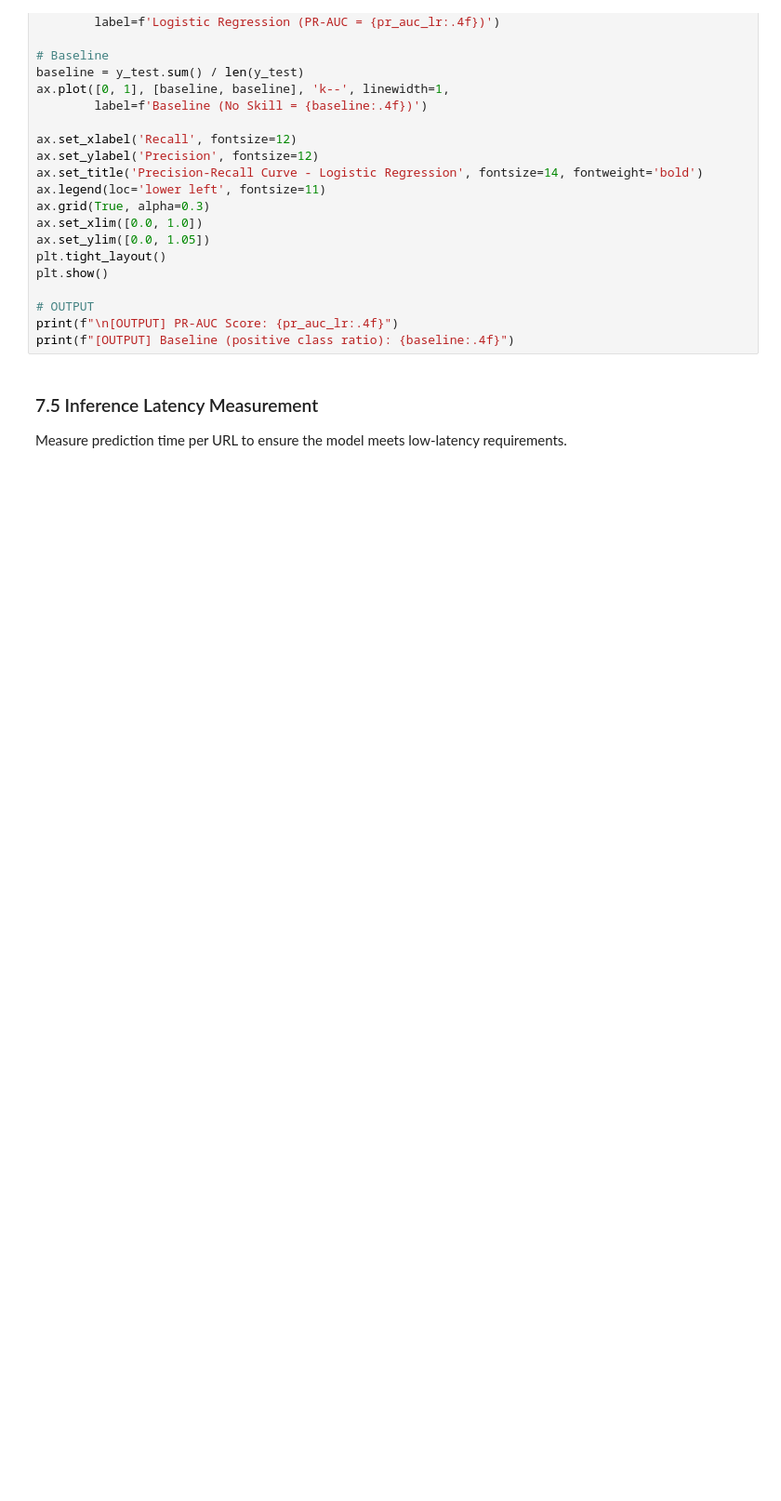
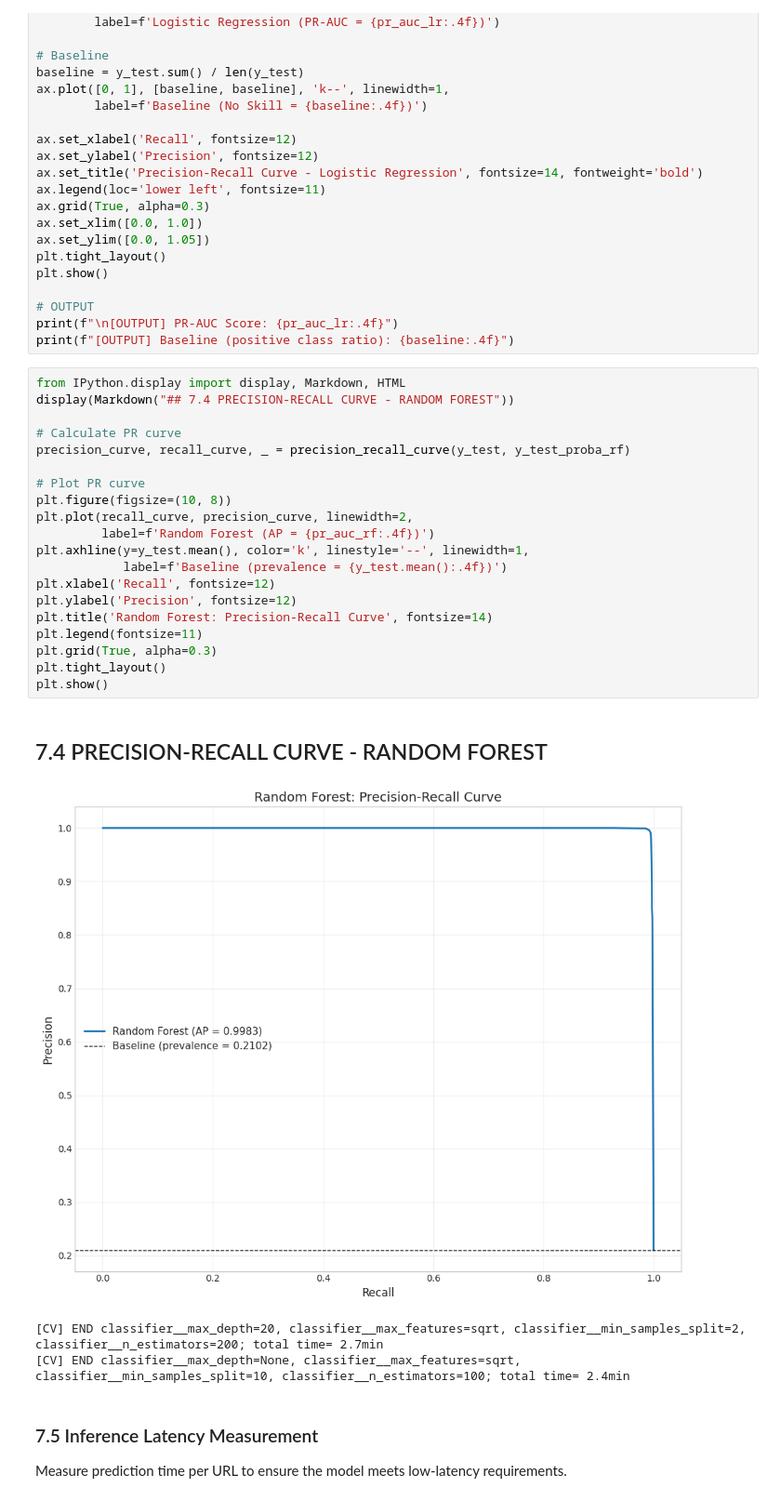
Before and after one commit to apuya/Course-Project-Malicious-URL-Detection, a Jupyter notebook: Detecting Malicious URLs with Lexical Features.ipynb, the cells around one changed output. Shown at 93% size. Saved outputs shown, nothing was run; the diff lists cells and outputs as text; blank space fills up the shorter version.

```diff
--- a/Detecting Malicious URLs with Lexical Features.ipynb
+++ b/Detecting Malicious URLs with Lexical Features.ipynb
@@ -1474,6 +1770,31 @@ plt.show()
 # OUTPUT
 print(f"\n[OUTPUT] PR-AUC Score: {pr_auc_lr:.4f}")
 print(f"[OUTPUT] Baseline (positive class ratio): {baseline:.4f}")
+# %%
+from IPython.display import display, Markdown, HTML
+display(Markdown("## 7.4 PRECISION-RECALL CURVE - RANDOM FOREST"))
+
+# Calculate PR curve
+precision_curve, recall_curve, _ = precision_recall_curve(y_test, y_test_proba_rf)
+
+# Plot PR curve
+plt.figure(figsize=(10, 8))
+plt.plot(recall_curve, precision_curve, linewidth=2,
+         label=f'Random Forest (AP = {pr_auc_rf:.4f})')
+plt.axhline(y=y_test.mean(), color='k', linestyle='--', linewidth=1,
+            label=f'Baseline (prevalence = {y_test.mean():.4f})')
+plt.xlabel('Recall', fontsize=12)
+plt.ylabel('Precision', fontsize=12)
+plt.title('Random Forest: Precision-Recall Curve', fontsize=14)
+plt.legend(fontsize=11)
+plt.grid(True, alpha=0.3)
+plt.tight_layout()
+plt.show()
+# %% [output]
+## 7.4 PRECISION-RECALL CURVE - RANDOM FOREST
+[figure, added]
+[CV] END classifier__max_depth=20, classifier__max_features=sqrt, classifier__min_samples_split=2, classifier__n_estimators=200; total time= 2.7min
+[CV] END classifier__max_depth=None, classifier__max_features=sqrt, classifier__min_samples_split=10, classifier__n_estimators=100; total time= 2.4min
 # %% [markdown]
 ### 7.5 Inference Latency Measurement
 Measure prediction time per URL to ensure the model meets low-latency requirements.
```
Also changed, not shown: parts of 15 cells of this notebook.
